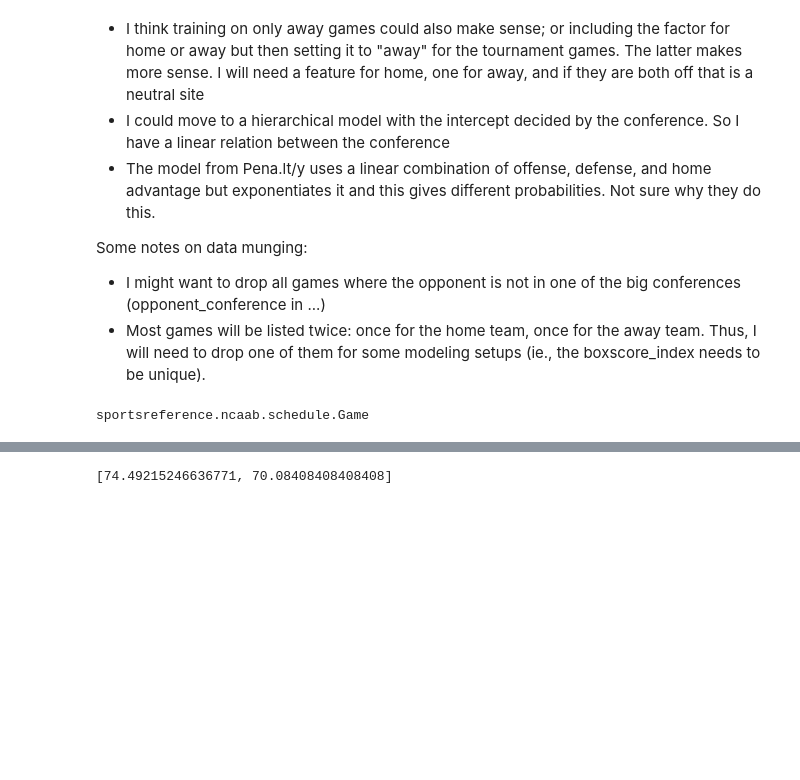
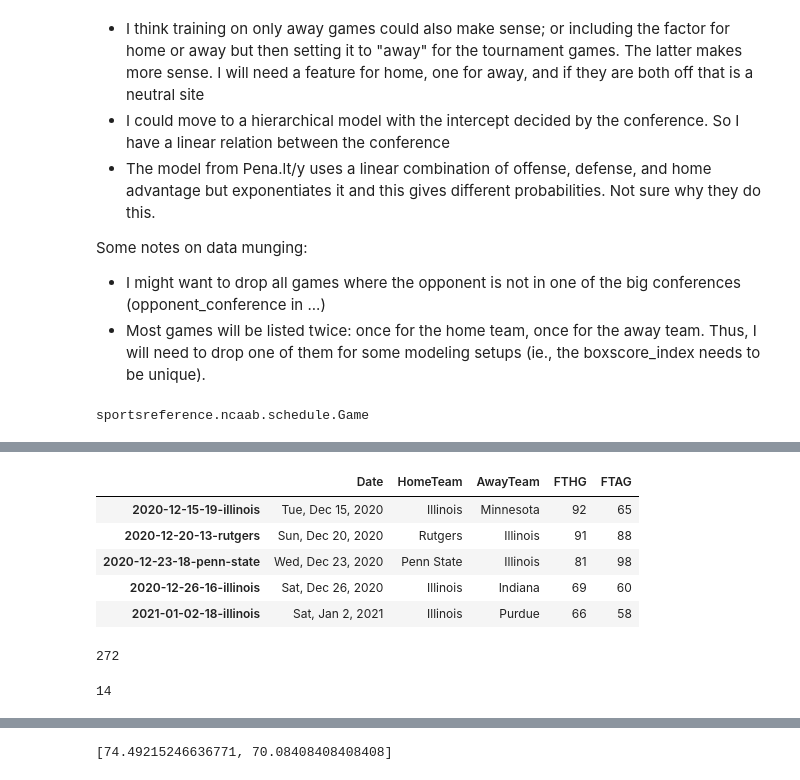
Before and after one commit to gaulight42/bball1, a Jupyter notebook: ncaaBball2022.ipynb, the cells around one changed output, grey strips where cells are left out. Cells and saved outputs as stored; diff of their text form; code cells hidden in the pictures; blank space fills up the shorter version.

```diff
--- a/ncaaBball2022.ipynb
+++ b/ncaaBball2022.ipynb
@@ -166,3 +186,23 @@ bdf.head()
+# %%
+big10df.head()
+# %% [output]
+|  | Date | HomeTeam | AwayTeam | FTHG | FTAG |
+| 2020-12-15-19-illinois | Tue, Dec 15, 2020 | Illinois | Minnesota | 92 | 65 |
+| 2020-12-20-13-rutgers | Sun, Dec 20, 2020 | Rutgers | Illinois | 91 | 88 |
+| 2020-12-23-18-penn-state | Wed, Dec 23, 2020 | Penn State | Illinois | 81 | 98 |
+| 2020-12-26-16-illinois | Sat, Dec 26, 2020 | Illinois | Indiana | 69 | 60 |
+| 2021-01-02-18-illinois | Sat, Jan 2, 2021 | Illinois | Purdue | 66 | 58 |
+# %%
+len(big10df.index)
+# %% [output]
+272
+# %%
+#figure out how many teams there are and half them, could do it by conference
+  #each team is playing around 40 games
+#try the other penalty code
+len(df.loc[df['opponent_conference']=='Big Ten'].opponent_name.unique())
+# %% [output]
+14
 # %%
 df.iloc[[8]]
 # %% [output]
```
Also changed, not shown: parts of 39 cells of this notebook.
